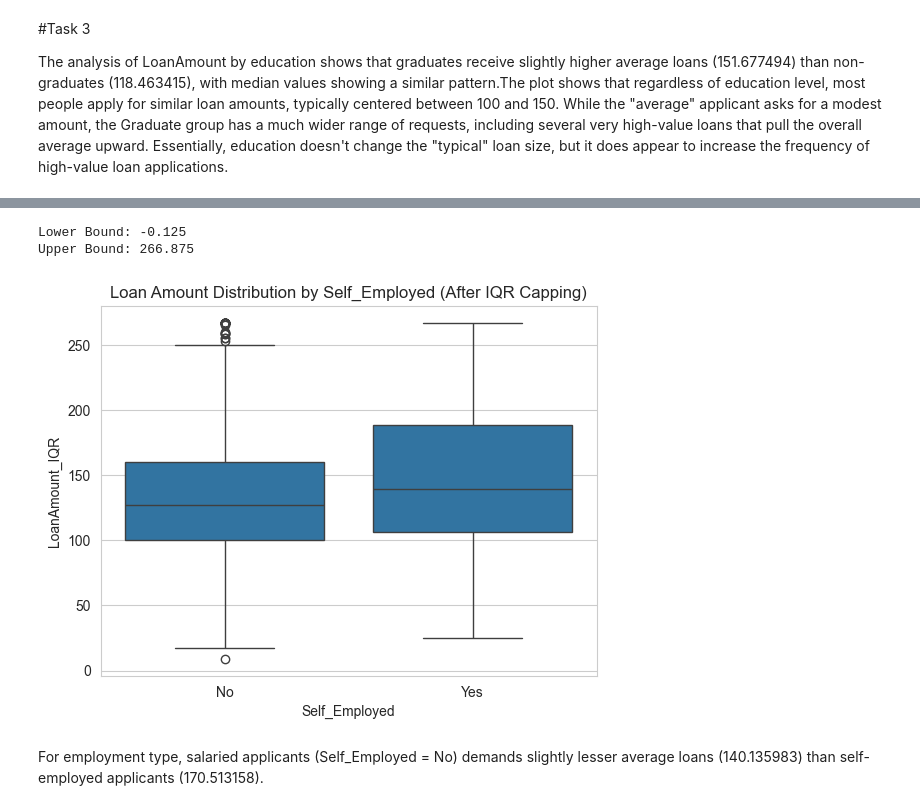
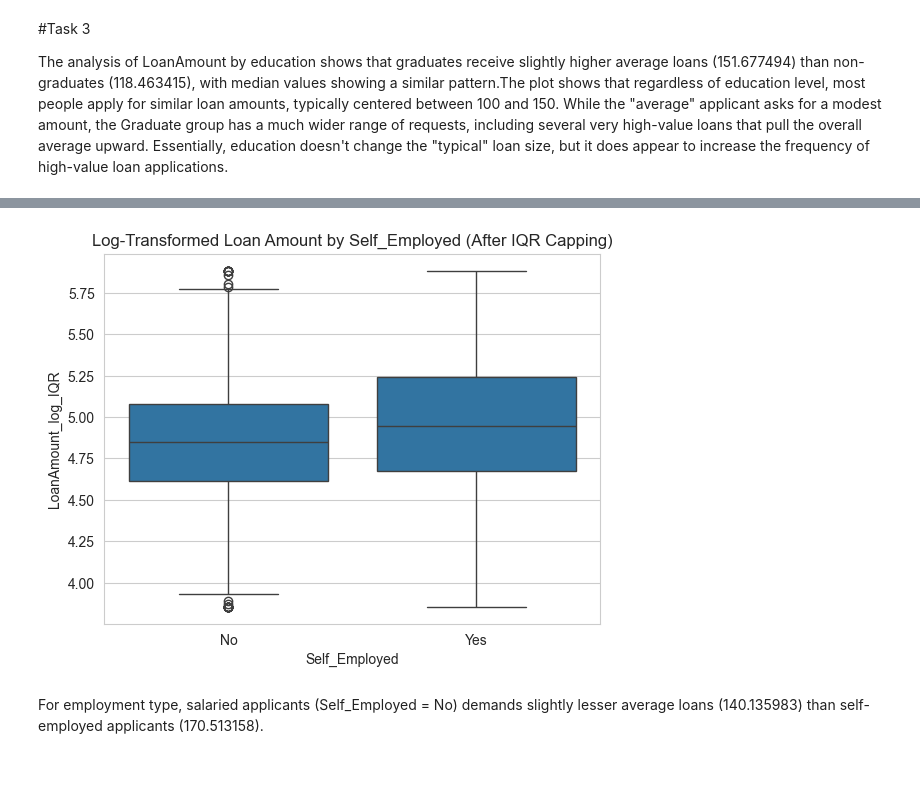
Before and after one commit to ShresthaRajwol/FDS_Project_, a Jupyter notebook: Assigned_EDA.ipynb, the cells around one changed output, grey strips where cells are left out. Drawn from its saved outputs; the diff is of its cells as text; code cells hidden in the pictures; blank space fills up the shorter version.

```diff
--- a/Assigned_EDA.ipynb
+++ b/Assigned_EDA.ipynb
@@ -940,31 +909,17 @@ Yes             76.0  170.513158  109.556864  25.0  106.0  139.5  188.5  650.0
 # %%
-# -------------------------------
-# IQR Outlier Reduction for LoanAmount
-# -------------------------------
-
-# Calculate IQR
-Q1 = loan['LoanAmount'].quantile(0.25)
-Q3 = loan['LoanAmount'].quantile(0.75)
+Q1 = loan['LoanAmount_log'].quantile(0.25)
+Q3 = loan['LoanAmount_log'].quantile(0.75)
 IQR = Q3 - Q1
-
-lower_bound = Q1 - 1.5 * IQR
-upper_bound = Q3 + 1.5 * IQR
-
-print("Lower Bound:", lower_bound)
-print("Upper Bound:", upper_bound)
-
-# Apply IQR Capping
-loan['LoanAmount_IQR'] = loan['LoanAmount'].clip(lower_bound, upper_bound)
+lower_bound = Q1 - 1.5*IQR
+upper_bound = Q3 + 1.5*IQR
+loan['LoanAmount_log_IQR'] = loan['LoanAmount_log'].clip(lower_bound, upper_bound)
 
 
-
-sns.boxplot(x='Self_Employed', y='LoanAmount_IQR', data=loan)
-plt.title("Loan Amount Distribution by Self_Employed (After IQR Capping)")
+sns.boxplot(x='Self_Employed', y='LoanAmount_log_IQR', data=loan)
+plt.title("Log-Transformed Loan Amount by Self_Employed (After IQR Capping)")
 plt.show()
 # %% [output]
-Lower Bound: -0.125
-Upper Bound: 266.875
-[figure, old version]
+[figure, new version]
 # %% [markdown]
 For employment type, salaried applicants (Self_Employed = No) demands slightly lesser average loans (140.135983) than self-employed applicants (170.513158).
 # %%
```
Also changed, not shown: parts of 18 cells of this notebook, 1 other file.
